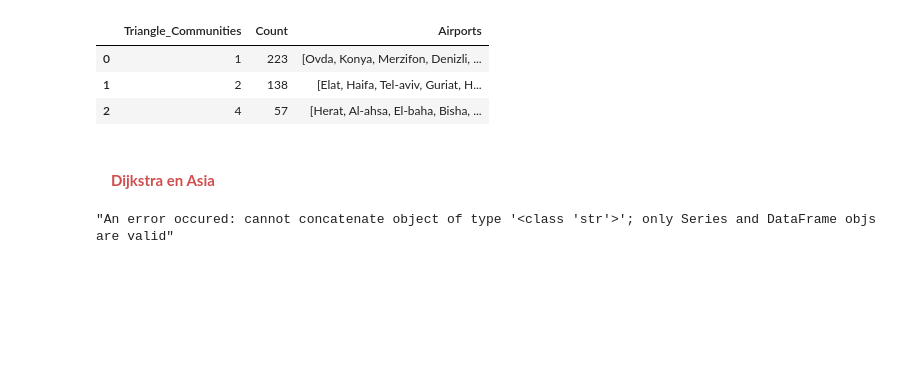
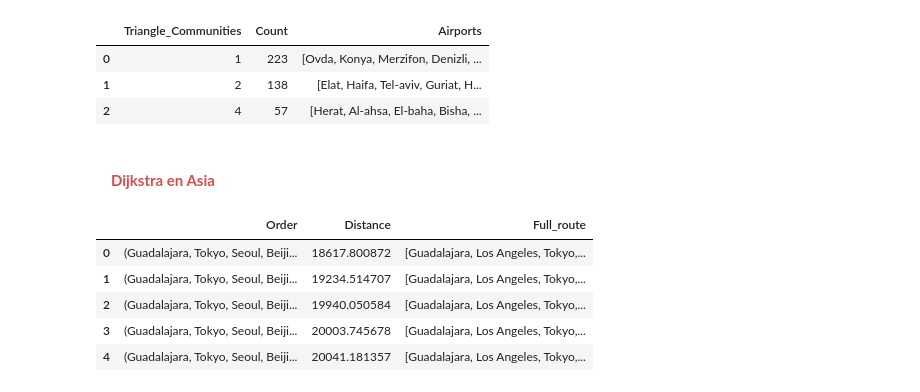
Before and after one commit to ch0fas/MG_Proyecto2, a Jupyter notebook: Python_Proyecto2.ipynb, the cells around one changed output. Cells and saved outputs as stored; diff of their text form; code cells hidden in the pictures; blank space fills up the shorter version.

Commit message:
algorithm to find best route from a starting point

```diff
--- a/Python_Proyecto2.ipynb
+++ b/Python_Proyecto2.ipynb
@@ -596,15 +596,11 @@ db.custom_query(query)
 # %% [markdown]
 #### <font color= #d04e4e> &nbsp; &nbsp; **Dijkstra en Asia** </font>
 # %%
-# Actualizar
-import importlib
-import queries
-importlib.reload(queries)
-from queries import DB_Queries
-
-# Establecer conexión
-db = DB_Queries('neo5j')
-
 db.find_best_route('Airport', 'Label', 'Guadalajara', ['Beijing', 'Chongqing', 'Tokyo', 'Singapore', 'Bangkok', 'Seoul', 'Yangon'], 'distance')
 # %% [output]
-"An error occured: cannot concatenate object of type '<class 'str'>'; only Series and DataFrame objs are valid"
+|  | Order | Distance | Full_route |
+| 0 | (Guadalajara, Tokyo, Seoul, Beiji... | 18617.800872 | [Guadalajara, Los Angeles, Tokyo,... |
+| 1 | (Guadalajara, Tokyo, Seoul, Beiji... | 19234.514707 | [Guadalajara, Los Angeles, Tokyo,... |
+| 2 | (Guadalajara, Tokyo, Seoul, Beiji... | 19940.050584 | [Guadalajara, Los Angeles, Tokyo,... |
+| 3 | (Guadalajara, Tokyo, Seoul, Beiji... | 20003.745678 | [Guadalajara, Los Angeles, Tokyo,... |
+| 4 | (Guadalajara, Tokyo, Seoul, Beiji... | 20041.181357 | [Guadalajara, Los Angeles, Tokyo,... |
```
Also changed, not shown: 1 other file.
